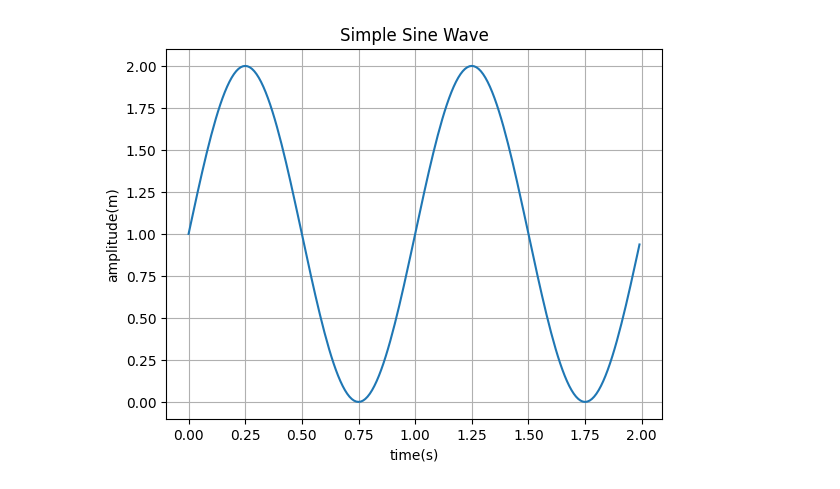
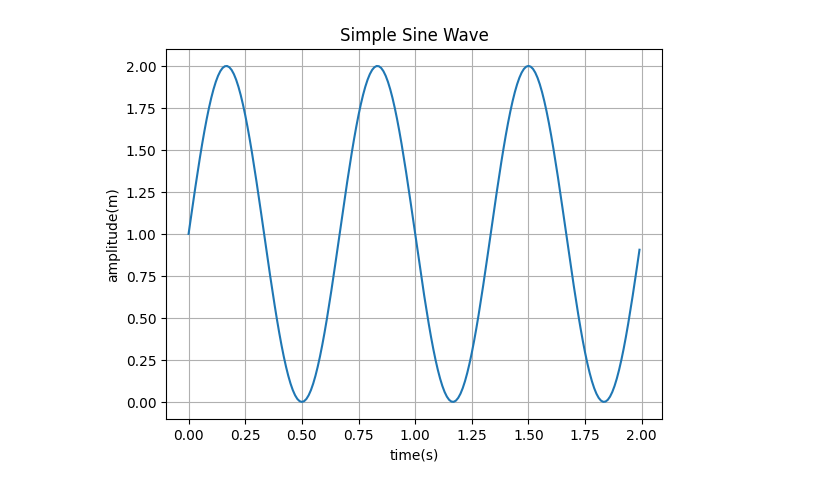
Before and after one commit to StephAStark/Research, a Jupyter notebook: workshops/Test Script.ipynb, the cells around one changed output. Drawn from its saved outputs; the diff is of its cells as text; code cells hidden in the pictures.

```diff
--- a/workshops/Test Script.ipynb
+++ b/workshops/Test Script.ipynb
@@ -1,15 +1,15 @@
 # %%
 ## Test notebook for the new environment
 import matplotlib.pyplot as plt
 import numpy as np
 
 t = np.arange(0.0, 2.0, 0.01)
-s = 1 + np.sin(2 * np.pi * t)
+s = 1 + np.sin(5 * np.pi * t)
 
 fig, ax = plt.subplots()
 ax.plot(t,s)
 
 ax.set(xlabel='time(s)', ylabel='amplitude(m)', title='Simple Sine Wave')
 ax.grid()
 # %% [output]
-[figure, old version]
+[figure, new version]
```
